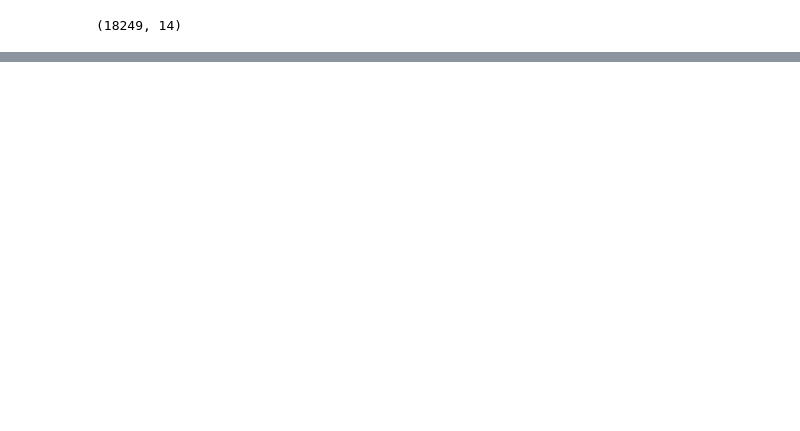
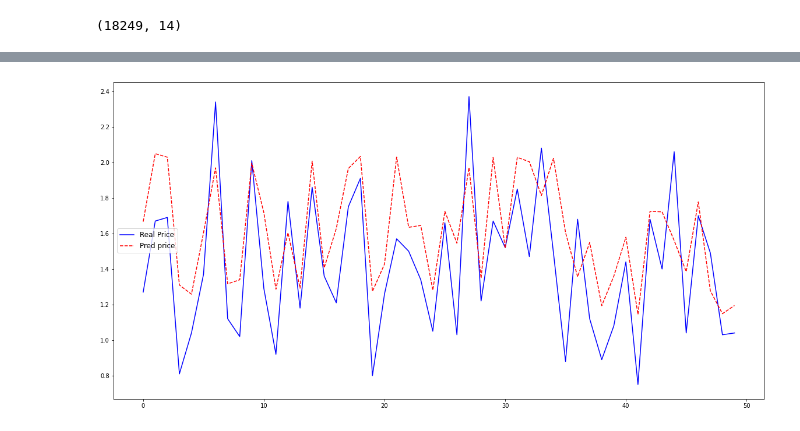
Before and after one commit to Jo-chana/CoLab_ML_codes, a Jupyter notebook: Avocado.ipynb, the cells around one changed output, grey strips where cells are left out. Cells and saved outputs as stored; diff of their text form; code cells hidden in the pictures; blank space fills up the shorter version.

```diff
--- a/Avocado.ipynb
+++ b/Avocado.ipynb
@@ -40,11 +112,22 @@ from sklearn import utils
 from sklearn.preprocessing import MinMaxScaler
 from sklearn.externals import joblib
 
-X_train,X_test,y_train,y_test = train_test_split(avocado_numdata,average_price,test_size=0.2)
+
+transform = MinMaxScaler()
+#avocado_numdata_trans = transform.fit_transform(avocado_numdata)
+#y_transform = transform.transform(average_price)
+
+
+X_train,X_test,y_train,y_test = train_test_split(avocado_numdata_trans,average_price,test_size=0.2)
+
+
+
+
+
 
 network = models.Sequential()
-network.add(layers.)
-network.add(layers.Dense(32,activation='relu'))
+network.add(layers.Dense(30,activation='relu'))
+network.add(layers.Dense(30,activation='relu'))
 network.add(layers.Dense(1))
 
 network.compile(optimizer='rmsprop',
@@ -54,5 +137,20 @@ network.fit(X_train,y_train,epochs=120,batch_size=128)
 # %%
 y_pred = network.predict(X_test).flatten()
 
-for i in range(20):
+
+real = []
+pred = []
+index = []
+for i in range(50):
+  index.append(i)
+  real.append(y_test[i])
+  pred.append(y_pred[i])
   print('real price:',y_test[i],'prediction:',y_pred[i])
+# %%
+plt.figure(figsize=(20,10))
+plt.plot(index,real,'b-',label='Real Price')
+plt.plot(index,pred,'r--',label='Pred price')
+plt.legend(loc='center left',fontsize=12)
+plt.show()
+# %% [output]
+[figure, added]
```
Also changed, not shown: parts of 7 cells of this notebook.
